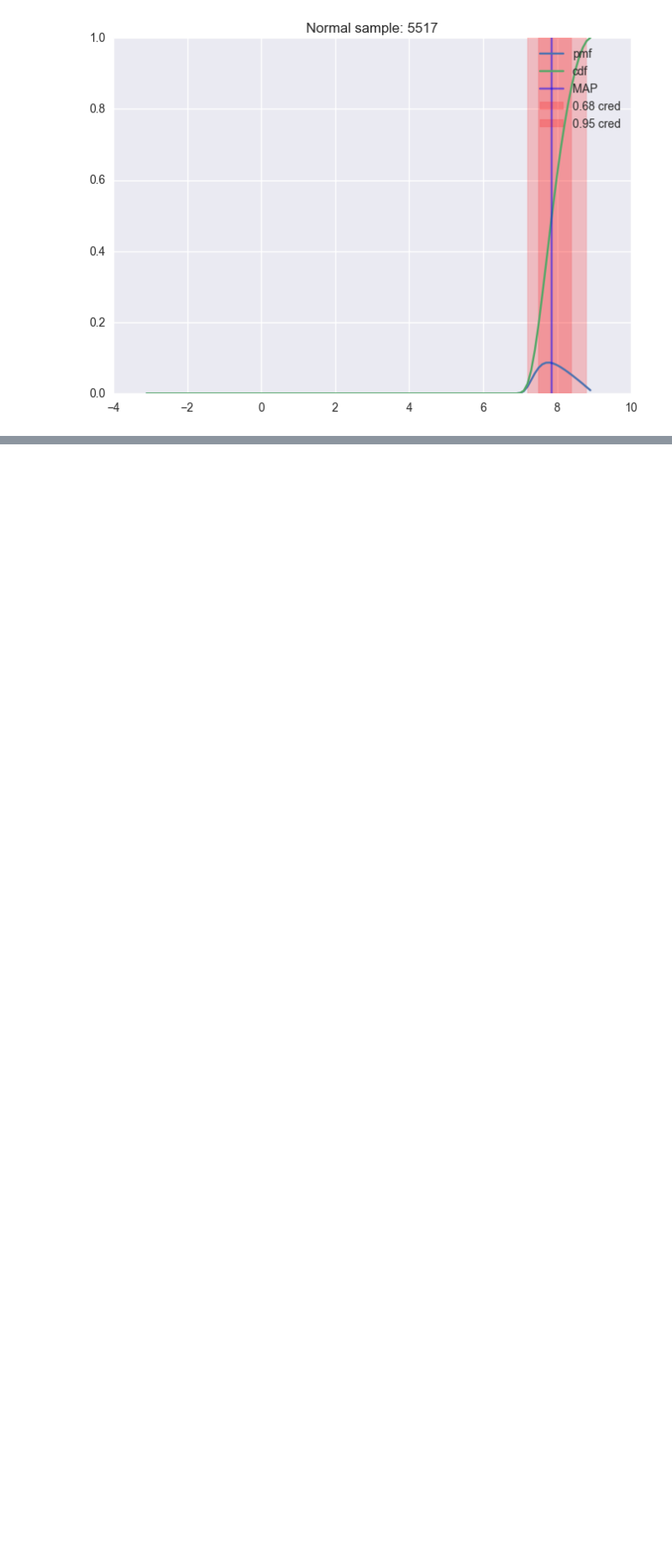
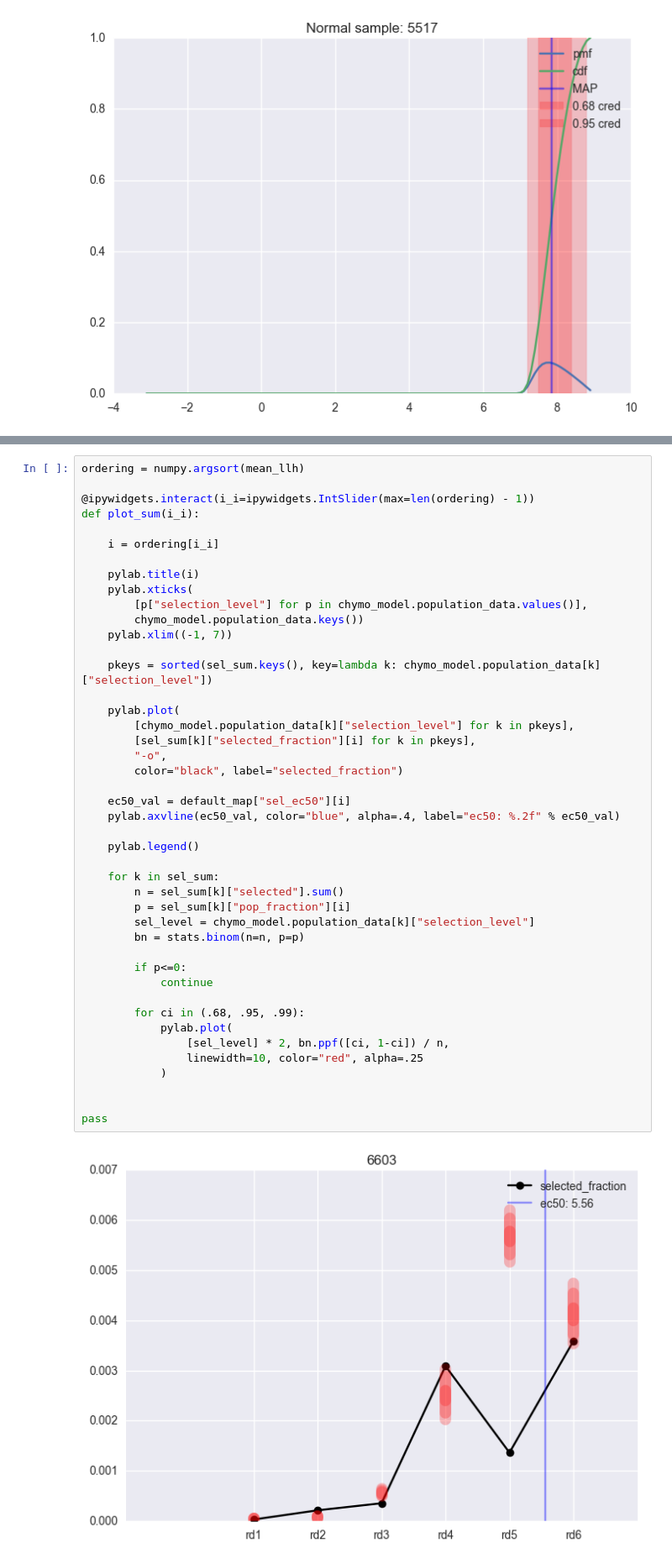
Before and after one commit to asford/protease_experimental_analysis, a Jupyter notebook: sequencing_model_example.ipynb, the cells around one changed output, grey strips where cells are left out. Shown at 84% size. Drawn from its saved outputs; the diff is of its cells as text; blank space fills up the shorter version.

```diff
--- a/sequencing_model_example.ipynb
+++ b/sequencing_model_example.ipynb
@@ -154,0 +240,46 @@ chymo_src_data.iloc[isamples]
+# %%
+ordering = numpy.argsort(mean_llh)
+
+@ipywidgets.interact(i_i=ipywidgets.IntSlider(max=len(ordering) - 1))
+def plot_sum(i_i):
+
+    i = ordering[i_i]
+
+    pylab.title(i)
+    pylab.xticks(
+        [p["selection_level"] for p in chymo_model.population_data.values()],
+        chymo_model.population_data.keys())
+    pylab.xlim((-1, 7))
+
+    pkeys = sorted(sel_sum.keys(), key=lambda k: chymo_model.population_data[k]["selection_level"])
+
+    pylab.plot(
+        [chymo_model.population_data[k]["selection_level"] for k in pkeys],
+        [sel_sum[k]["selected_fraction"][i] for k in pkeys],
+        "-o",
+        color="black", label="selected_fraction")
+
+    ec50_val = default_map["sel_ec50"][i]
+    pylab.axvline(ec50_val, color="blue", alpha=.4, label="ec50: %.2f" % ec50_val)
+
+    pylab.legend()
+
+    for k in sel_sum:
+        n = sel_sum[k]["selected"].sum()
+        p = sel_sum[k]["pop_fraction"][i]
+        sel_level = chymo_model.population_data[k]["selection_level"]
+        bn = stats.binom(n=n, p=p)
+
+        if p<=0:
+            continue
+
+        for ci in (.68, .95, .99):
+            pylab.plot(
+                [sel_level] * 2, bn.ppf([ci, 1-ci]) / n,
+                linewidth=10, color="red", alpha=.25
+            )
+
+
+pass
+# %% [output]
+[figure, added]
```
Also changed, not shown: parts of 10 cells of this notebook, 1 other file.
